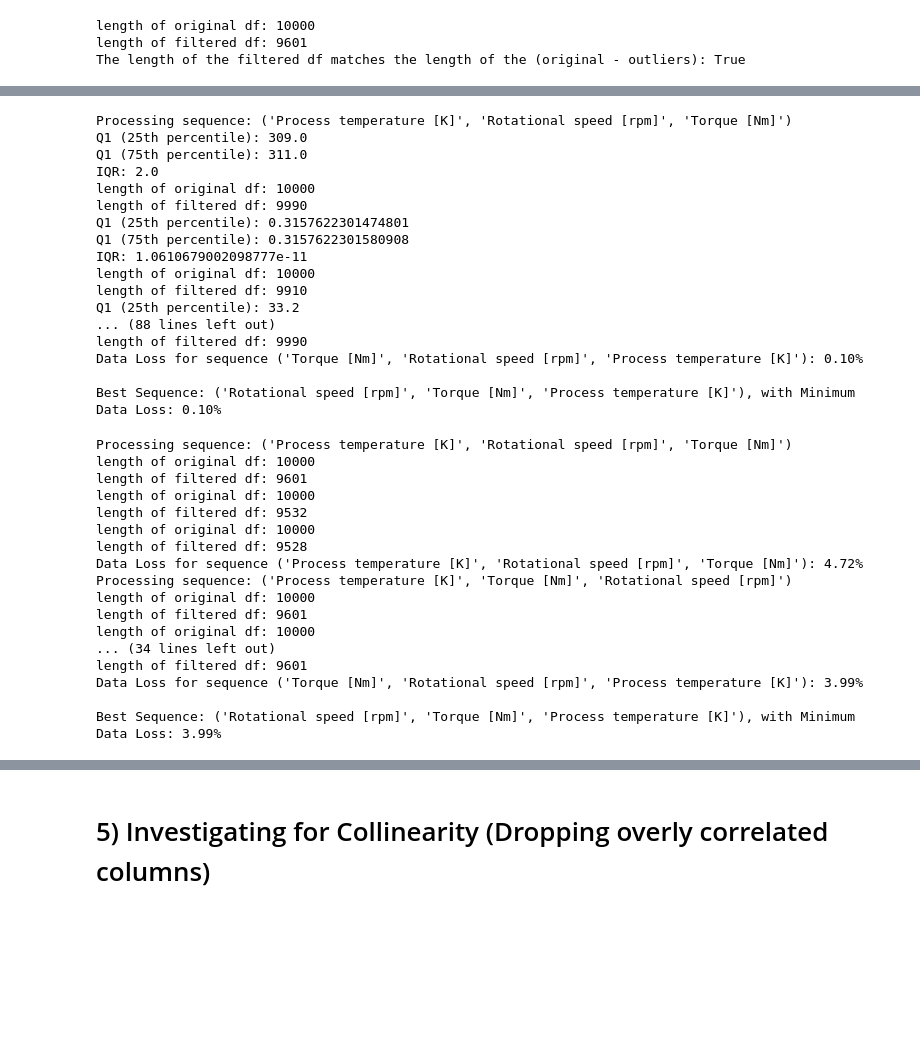
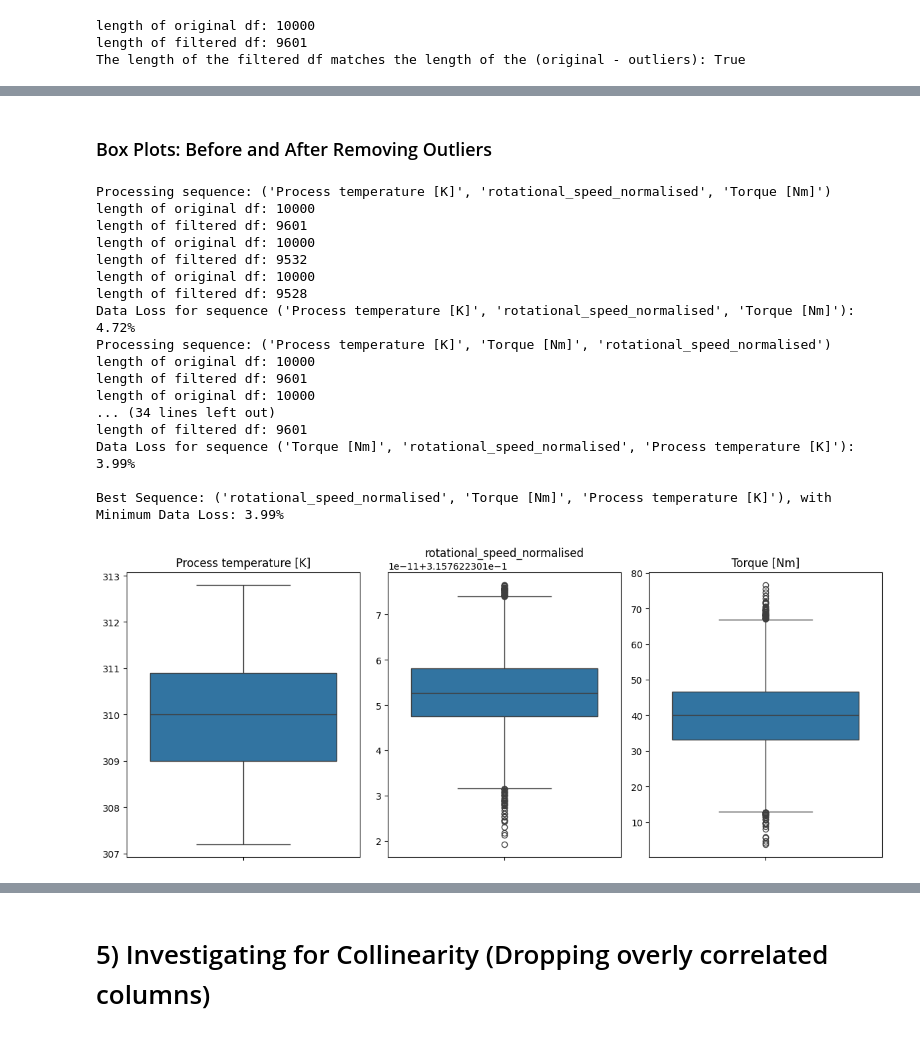
Before and after one commit to ManishKhurmi/exploratory-data-analysis---the-manufacturing-process768, a Jupyter notebook: Milestone_3 refactoring v2.ipynb, the cells around one changed output, grey strips where cells are left out. Drawn from its saved outputs; the diff is of its cells as text; code cells hidden in the pictures; blank space fills up the shorter version.

```diff
--- a/Milestone_3 refactoring v2.ipynb
+++ b/Milestone_3 refactoring v2.ipynb
@@ -1337,49 +1131,31 @@ Best Sequence: ('Rotational speed [rpm]', 'Torque [Nm]', 'Process temperature [K
+# %% [markdown]
+### Box Plots: Before and After Removing Outliers
 # %%
-# IQR
+# FIX: get it to work using the logic of the above plot
 failure_data_cleaned_unskewed = pd.read_csv('failure_data_step_3_skew_transformations.csv')
 dt = DataTransform(failure_data_cleaned_unskewed)
-vars = ['Process temperature [K]', 'Rotational speed [rpm]', 'Torque [Nm]']
-best_sequence, best_filtered_df = dt.remove_outliers_for_multiple_vars(vars, method=['IQR'], key_ID='UDI')
+vars = ['Process temperature [K]', 'rotational_speed_normalised', 'Torque [Nm]']
+best_sequence, best_filtered_df = dt.remove_outliers_for_multiple_vars(vars, z_threshold=2) # based on simpler function in original class
+plott = Plotter(best_filtered_df) # bug not working
+# plott.boxplot('Torque [Nm]')
 
-#telep
+plott.boxplots(variable_list=vars)
 # %% [output]
-Processing sequence: ('Process temperature [K]', 'Rotational speed [rpm]', 'Torque [Nm]')
-Q1 (25th percentile): 309.0
-Q1 (75th percentile): 311.0
-IQR: 2.0
+Processing sequence: ('Process temperature [K]', 'rotational_speed_normalised', 'Torque [Nm]')
 length of original df: 10000
-length of filtered df: 9990
-Q1 (25th percentile): 0.3157622301474801
-Q1 (75th percentile): 0.3157622301580908
-IQR: 1.0610679002098777e-11
+length of filtered df: 9601
 length of original df: 10000
-length of filtered df: 9910
-Q1 (25th percentile): 33.2
-... (88 lines left out)
-length of filtered df: 9990
-Data Loss for sequence ('Torque [Nm]', 'Rotational speed [rpm]', 'Process temperature [K]'): 0.10%
+length of filtered df: 9532
+length of original df: 10000
+length of filtered df: 9528
+Data Loss for sequence ('Process temperature [K]', 'rotational_speed_normalised', 'Torque [Nm]'): 4.72%
+Processing sequence: ('Process temperature [K]', 'Torque [Nm]', 'rotational_speed_normalised')
+length of original df: 10000
+length of filtered df: 9601
+length of original df: 10000
+... (34 lines left out)
+length of filtered df: 9601
+Data Loss for sequence ('Torque [Nm]', 'rotational_speed_normalised', 'Process temperature [K]'): 3.99%
 
-Best Sequence: ('Rotational speed [rpm]', 'Torque [Nm]', 'Process temperature [K]'), with Minimum Data Loss: 0.10%
+Best Sequence: ('rotational_speed_normalised', 'Torque [Nm]', 'Process temperature [K]'), with Minimum Data Loss: 3.99%
+[figure, added]
-# %%
-failure_data_cleaned_unskewed = pd.read_csv('failure_data_step_3_skew_transformations.csv')
-dt = DataTransform(failure_data_cleaned_unskewed)
-vars = ['Process temperature [K]', 'Rotational speed [rpm]', 'Torque [Nm]']
-best_sequence, best_filtered_df = dt.remove_outliers_for_multiple_vars(vars, key_ID='UDI', method=['z_score'], z_threshold=2)
-# %% [output]
-Processing sequence: ('Process temperature [K]', 'Rotational speed [rpm]', 'Torque [Nm]')
-length of original df: 10000
-length of filtered df: 9601
-length of original df: 10000
-length of filtered df: 9532
-length of original df: 10000
-length of filtered df: 9528
-Data Loss for sequence ('Process temperature [K]', 'Rotational speed [rpm]', 'Torque [Nm]'): 4.72%
-Processing sequence: ('Process temperature [K]', 'Torque [Nm]', 'Rotational speed [rpm]')
-length of original df: 10000
-length of filtered df: 9601
-length of original df: 10000
-... (34 lines left out)
-length of filtered df: 9601
-Data Loss for sequence ('Torque [Nm]', 'Rotational speed [rpm]', 'Process temperature [K]'): 3.99%
-
-Best Sequence: ('Rotational speed [rpm]', 'Torque [Nm]', 'Process temperature [K]'), with Minimum Data Loss: 3.99%
```
Also changed, not shown: parts of 45 cells of this notebook, 3 other files.
